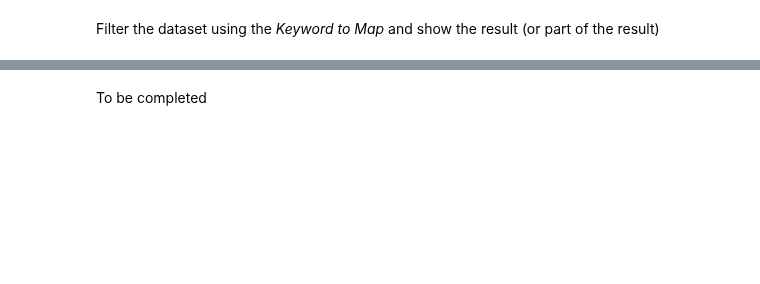
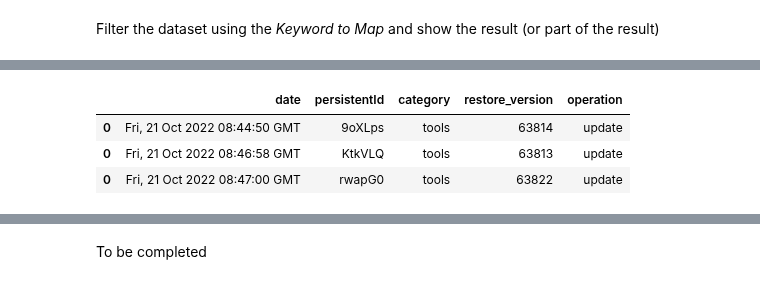
Before and after one commit to SSHOC/marketplace-curation, a Jupyter notebook: 5.1CurationKeywords.ipynb, the cells around one changed output, grey strips where cells are left out. Drawn from its saved outputs; the diff is of its cells as text; code cells hidden in the pictures; blank space fills up the shorter version.

```diff
--- a/5.1CurationKeywords.ipynb
+++ b/5.1CurationKeywords.ipynb
@@ -182,4 +216,4 @@ attrList["concept"]=jsonConceptVal
 filterList={}
 filterList["concept"]=myKey.lower()
 attrList
-mpdata.updateItems(test.iloc[0:1], attrList, filterList)
+mpdata.updateItemsProperties(test.iloc[0:3], attrList, filterList)
@@ -185,0 +239,8 @@ mpdata.updateItems(test.iloc[0:1], attrList, filterList)
+# %%
+testlog=mpdata._getLog()
+testlog.tail(3)
+# %% [output]
+|  | date | persistentId | category | restore_version | operation |
+| 0 | Fri, 21 Oct 2022 08:44:50 GMT | 9oXLps | tools | 63814 | update |
+| 0 | Fri, 21 Oct 2022 08:46:58 GMT | KtkVLQ | tools | 63813 | update |
+| 0 | Fri, 21 Oct 2022 08:47:00 GMT | rwapG0 | tools | 63822 | update |
```
Also changed, not shown: parts of 11 cells of this notebook, 1 other file.
